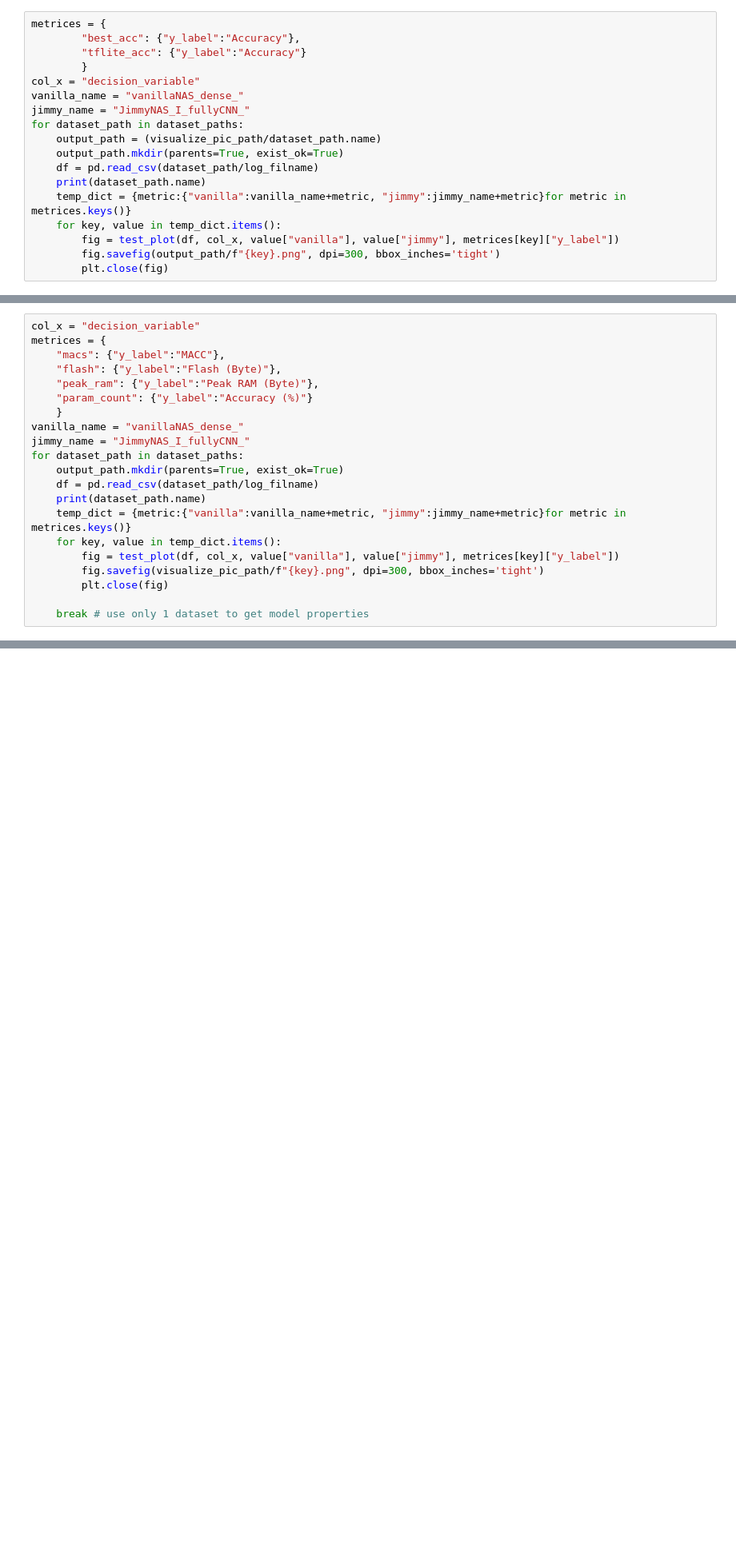
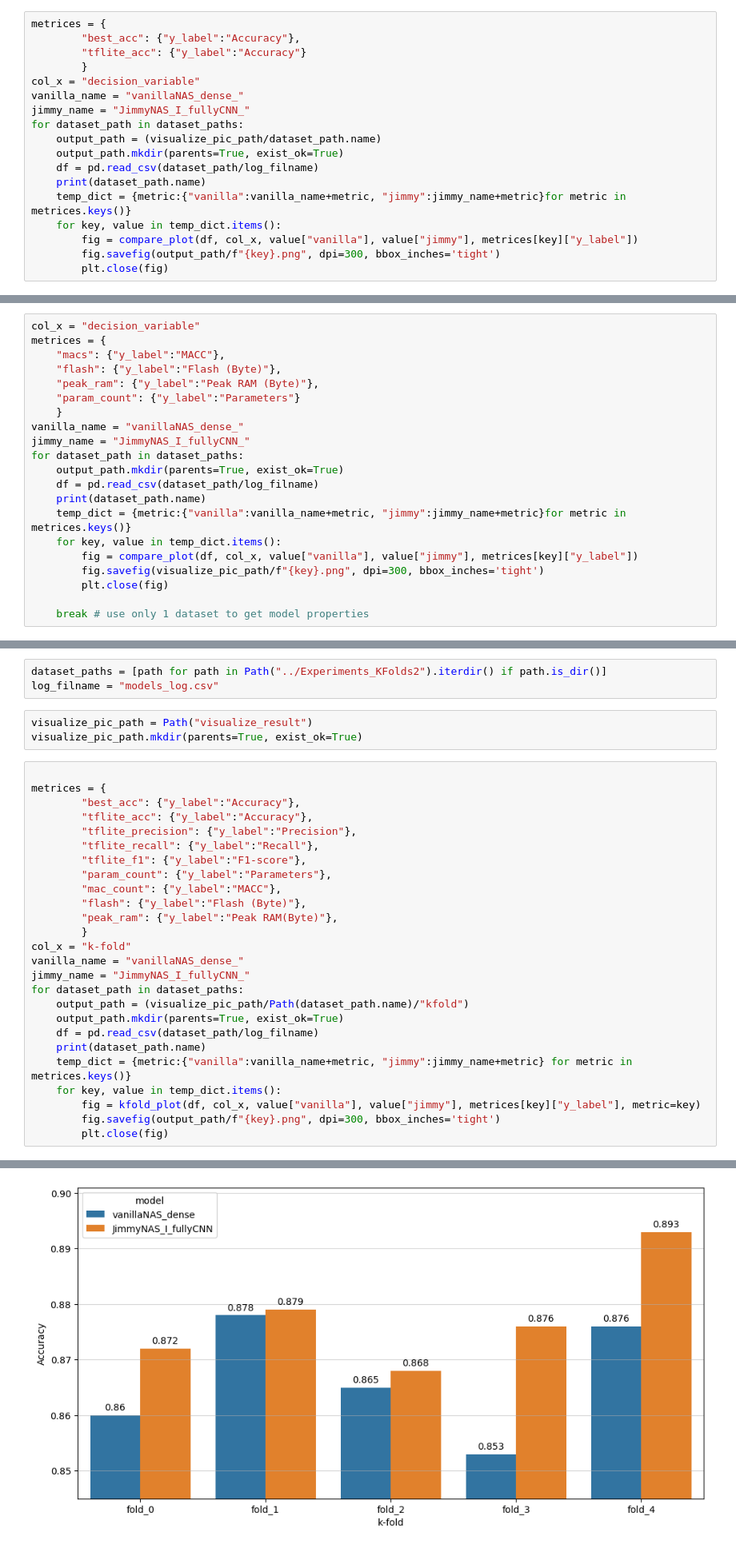
Before and after one commit to jimmoi/TinyML-NAS, a Jupyter notebook: Others/visualize_save_pic.ipynb, the cells around one changed output, grey strips where cells are left out. Shown at 80% size. Saved outputs shown, nothing was run; the diff lists cells and outputs as text; blank space fills up the shorter version.

Commit message:
update kfold experiment plot

```diff
--- a/Others/visualize_save_pic.ipynb
+++ b/Others/visualize_save_pic.ipynb
@@ -57,7 +59,7 @@ for dataset_path in dataset_paths:
     print(dataset_path.name)
     temp_dict = {metric:{"vanilla":vanilla_name+metric, "jimmy":jimmy_name+metric}for metric in metrices.keys()}
     for key, value in temp_dict.items():
-        fig = test_plot(df, col_x, value["vanilla"], value["jimmy"], metrices[key]["y_label"])
+        fig = compare_plot(df, col_x, value["vanilla"], value["jimmy"], metrices[key]["y_label"])
         fig.savefig(output_path/f"{key}.png", dpi=300, bbox_inches='tight')
         plt.close(fig)
 # %% [output]
@@ -72,7 +74,7 @@ metrices = {
     "macs": {"y_label":"MACC"},
     "flash": {"y_label":"Flash (Byte)"},
     "peak_ram": {"y_label":"Peak RAM (Byte)"},
-    "param_count": {"y_label":"Accuracy (%)"}
+    "param_count": {"y_label":"Parameters"}
     }
 vanilla_name = "vanillaNAS_dense_"
 jimmy_name = "JimmyNAS_I_fullyCNN_"
@@ -82,7 +84,7 @@ for dataset_path in dataset_paths:
     print(dataset_path.name)
     temp_dict = {metric:{"vanilla":vanilla_name+metric, "jimmy":jimmy_name+metric}for metric in metrices.keys()}
     for key, value in temp_dict.items():
-        fig = test_plot(df, col_x, value["vanilla"], value["jimmy"], metrices[key]["y_label"])
+        fig = compare_plot(df, col_x, value["vanilla"], value["jimmy"], metrices[key]["y_label"])
         fig.savefig(visualize_pic_path/f"{key}.png", dpi=300, bbox_inches='tight')
         plt.close(fig)
 
@@ -91,0 +155,33 @@ Animals-3
+# %%
+dataset_paths = [path for path in Path("../Experiments_KFolds2").iterdir() if path.is_dir()]
+log_filname = "models_log.csv"
+# %%
+visualize_pic_path = Path("visualize_result")
+visualize_pic_path.mkdir(parents=True, exist_ok=True)
+# %%
+
+metrices = {
+        "best_acc": {"y_label":"Accuracy"},
+        "tflite_acc": {"y_label":"Accuracy"},
+        "tflite_precision": {"y_label":"Precision"},
+        "tflite_recall": {"y_label":"Recall"},
+        "tflite_f1": {"y_label":"F1-score"},
+        "param_count": {"y_label":"Parameters"},
+        "mac_count": {"y_label":"MACC"},
+        "flash": {"y_label":"Flash (Byte)"},
+        "peak_ram": {"y_label":"Peak RAM(Byte)"},
+        }
+col_x = "k-fold"
+vanilla_name = "vanillaNAS_dense_"
+jimmy_name = "JimmyNAS_I_fullyCNN_"
+for dataset_path in dataset_paths:
+    output_path = (visualize_pic_path/Path(dataset_path.name)/"kfold")
+    output_path.mkdir(parents=True, exist_ok=True)
+    df = pd.read_csv(dataset_path/log_filname)
+    print(dataset_path.name)
+    temp_dict = {metric:{"vanilla":vanilla_name+metric, "jimmy":jimmy_name+metric} for metric in metrices.keys()}
+    for key, value in temp_dict.items():
+        fig = kfold_plot(df, col_x, value["vanilla"], value["jimmy"], metrices[key]["y_label"], metric=key)
+        fig.savefig(output_path/f"{key}.png", dpi=300, bbox_inches='tight')
+        plt.close(fig)
+# %% [output]
@@ -91,0 +189 @@ Animals-3
+[figure, added]
```
Also changed, not shown: parts of 6 cells of this notebook, 59 other files.
